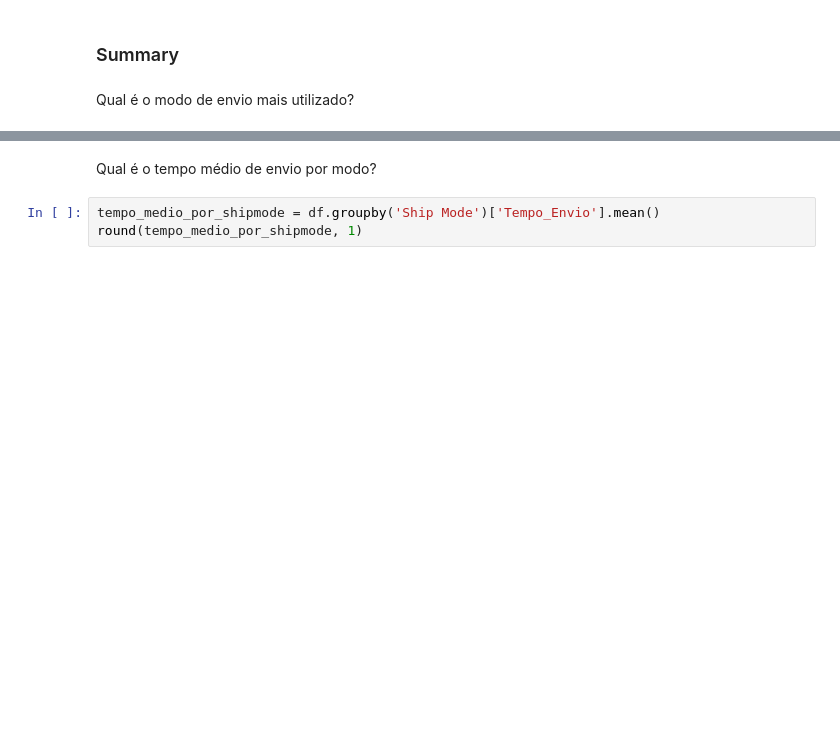
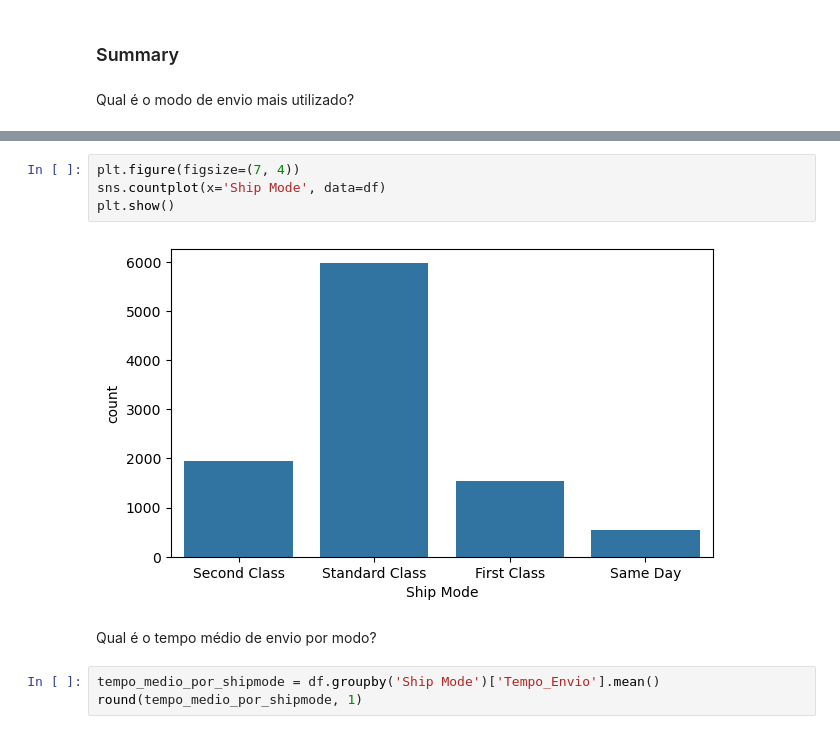
Before and after one commit to emiliogaspar27/data-analysis-portfolio, a Jupyter notebook: Superstore_Sales_Analysis/notebooks/Superstore_Sales_Analysis.ipynb, the cells around one changed output, grey strips where cells are left out. Drawn from its saved outputs; the diff is of its cells as text; blank space fills up the shorter version.

```diff
--- a/Superstore_Sales_Analysis/notebooks/Superstore_Sales_Analysis.ipynb
+++ b/Superstore_Sales_Analysis/notebooks/Superstore_Sales_Analysis.ipynb
@@ -207,3 +214,9 @@ df['Ship Mode'].value_counts()
+# %%
+plt.figure(figsize=(7, 4))
+sns.countplot(x='Ship Mode', data=df)
+plt.show()
+# %% [output]
+[figure, added]
 # %% [markdown]
 Qual é o tempo médio de envio por modo?
 # %%
```
Also changed, not shown: parts of 16 cells of this notebook.
